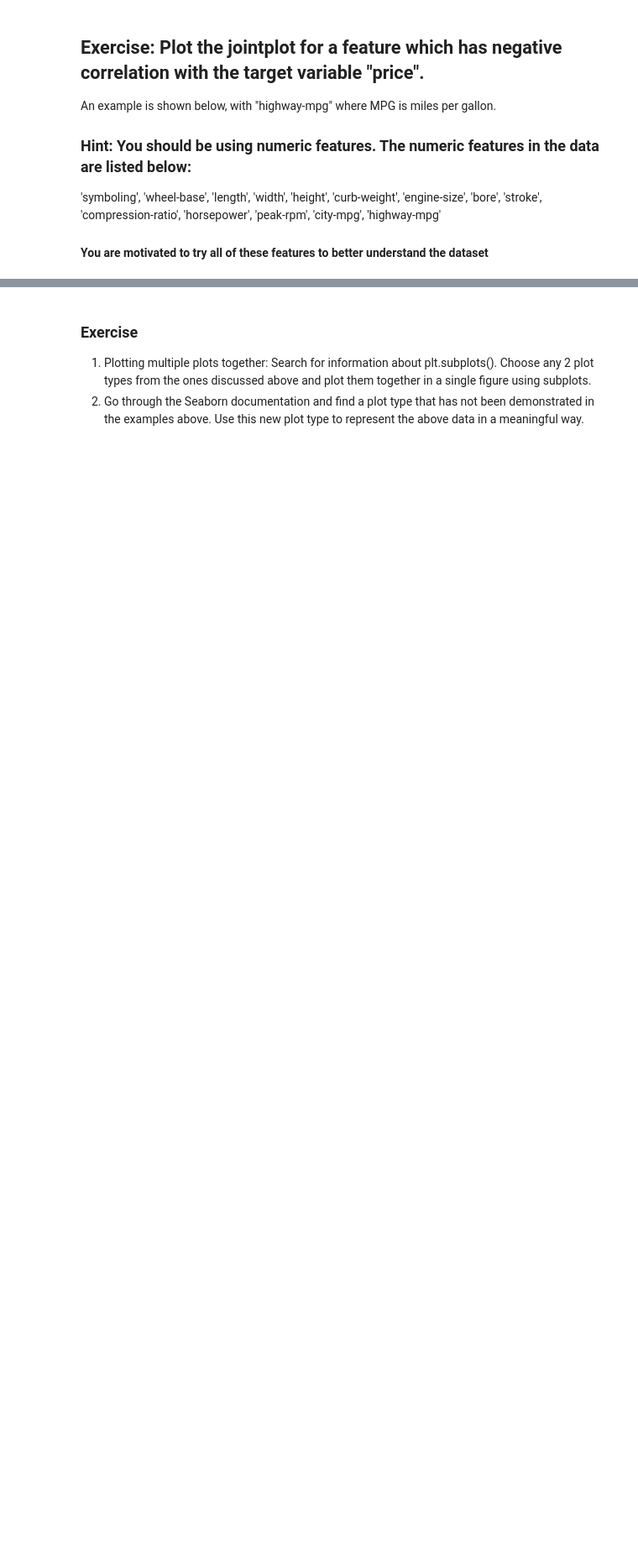
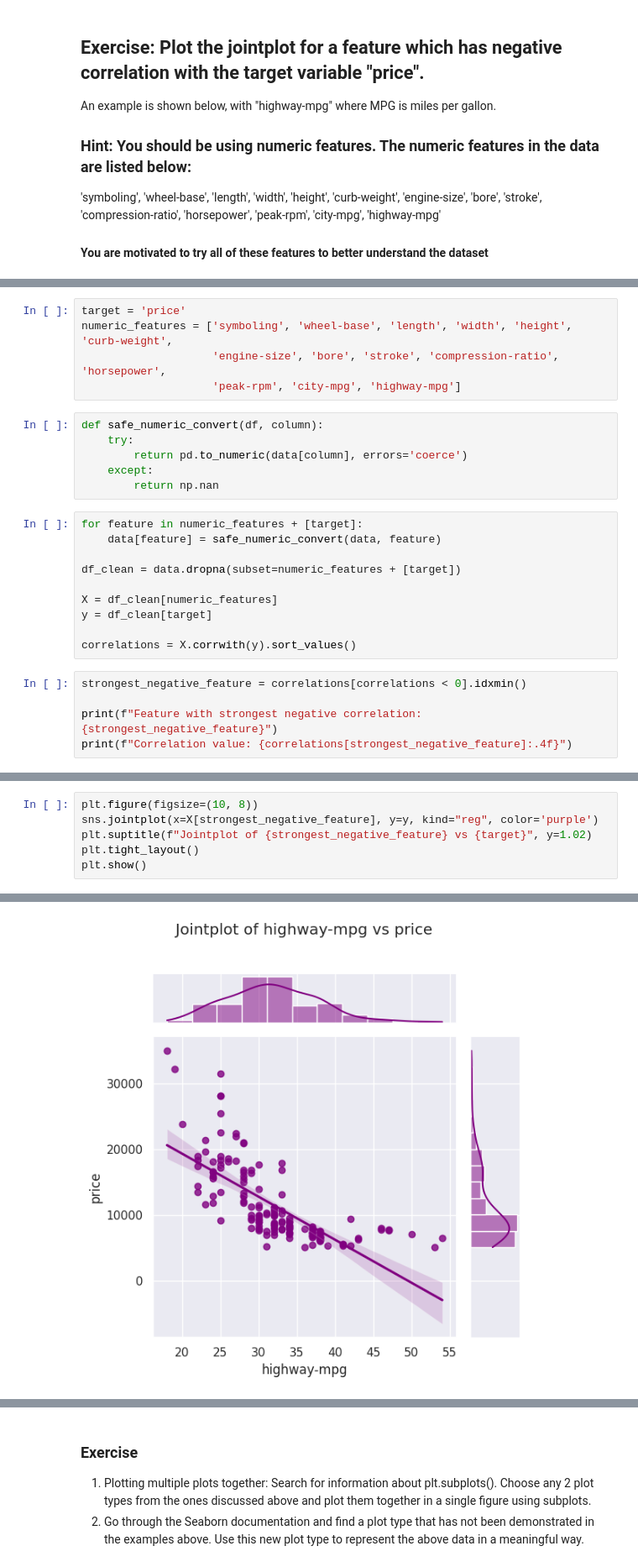
Before and after one commit to sreeja-01p/FMML, a Jupyter notebook: Appreciating_Interpreting_Visualizing_Data.ipynb, the cells around one changed output, grey strips where cells are left out. Shown at 84% size. Drawn from its saved outputs; the diff is of its cells as text; blank space fills up the shorter version.

```diff
--- a/Appreciating_Interpreting_Visualizing_Data.ipynb
+++ b/Appreciating_Interpreting_Visualizing_Data.ipynb
@@ -213,0 +188,26 @@ plt.show()
+# %%
+target = 'price'
+numeric_features = ['symboling', 'wheel-base', 'length', 'width', 'height', 'curb-weight',
+                    'engine-size', 'bore', 'stroke', 'compression-ratio', 'horsepower',
+                    'peak-rpm', 'city-mpg', 'highway-mpg']
+# %%
+def safe_numeric_convert(df, column):
+    try:
+        return pd.to_numeric(data[column], errors='coerce')
+    except:
+        return np.nan
+# %%
+for feature in numeric_features + [target]:
+    data[feature] = safe_numeric_convert(data, feature)
+
+df_clean = data.dropna(subset=numeric_features + [target])
+
+X = df_clean[numeric_features]
+y = df_clean[target]
+
+correlations = X.corrwith(y).sort_values()
+# %%
+strongest_negative_feature = correlations[correlations < 0].idxmin()
+
+print(f"Feature with strongest negative correlation: {strongest_negative_feature}")
+print(f"Correlation value: {correlations[strongest_negative_feature]:.4f}")
@@ -213,0 +217,7 @@ plt.show()
+# %%
+plt.figure(figsize=(10, 8))
+sns.jointplot(x=X[strongest_negative_feature], y=y, kind="reg", color='purple')
+plt.suptitle(f"Jointplot of {strongest_negative_feature} vs {target}", y=1.02)
+plt.tight_layout()
+plt.show()
+# %% [output]
@@ -213,0 +225 @@ plt.show()
+[figure, added]
```
Also changed, not shown: parts of 16 cells of this notebook.
